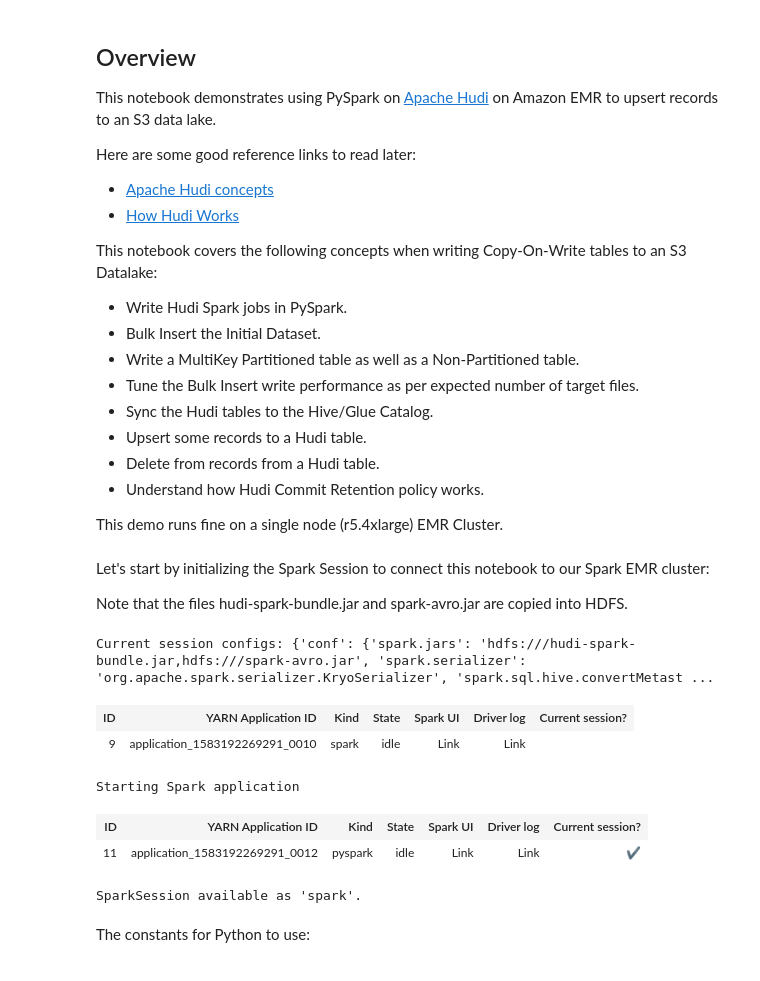
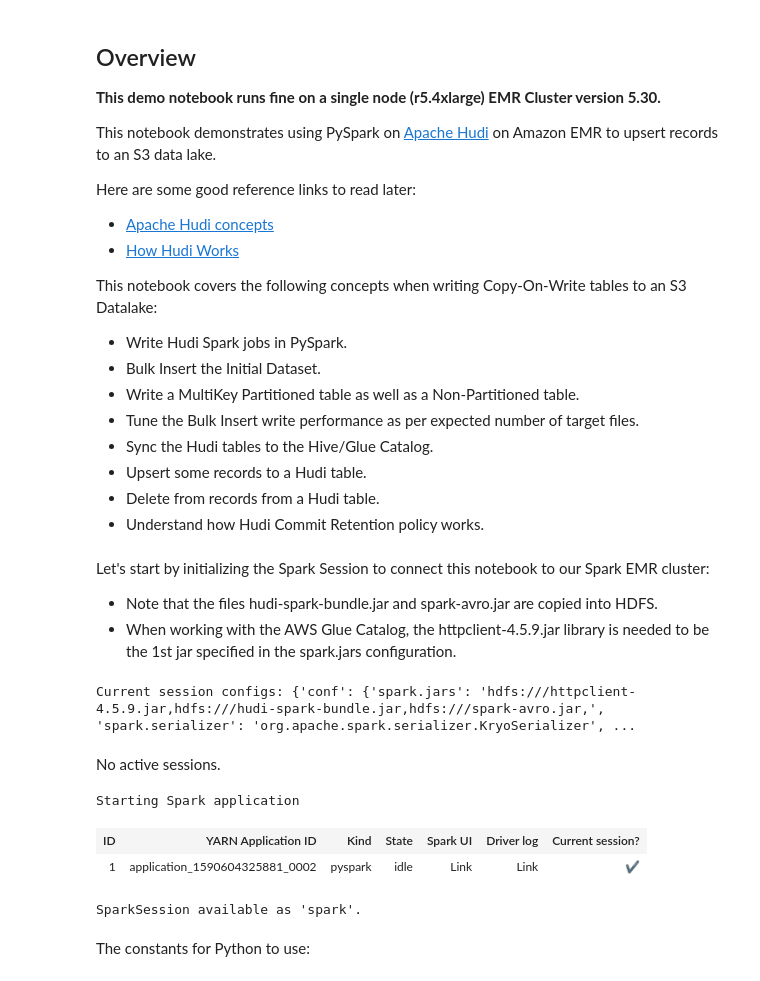
Before and after one commit to nmukerje/EMR-Hudi-Workshop, a Jupyter notebook: notebooks/Hudi_Pyspark_Example.ipynb, the cells around one changed output. Cells and saved outputs as stored; diff of their text form; code cells hidden in the pictures.

```diff
--- a/notebooks/Hudi_Pyspark_Example.ipynb
+++ b/notebooks/Hudi_Pyspark_Example.ipynb
@@ -11,5 +12,7 @@
 # %% [markdown]
 ## Overview
+
+**This demo notebook runs fine on a single node (r5.4xlarge) EMR Cluster version 5.30.**
 
 This notebook demonstrates using PySpark on [Apache Hudi](https://aws.amazon.com/emr/features/hudi/) on Amazon EMR to upsert records to an S3 data lake.
 
@@ -28,17 +31,16 @@ This notebook covers the following concepts when writing Copy-On-Write tables to
 - Upsert some records to a Hudi table.
 - Delete from records from a Hudi table.
 - Understand how Hudi Commit Retention policy works.
-
-This demo runs fine on a single node (r5.4xlarge) EMR Cluster.
 # %% [markdown]
 Let's start by initializing the Spark Session to connect this notebook to our Spark EMR cluster:
 
-Note that the files hudi-spark-bundle.jar and spark-avro.jar are copied into HDFS.
+- Note that the files hudi-spark-bundle.jar and spark-avro.jar are copied into HDFS.
+- When working with the AWS Glue Catalog, the httpclient-4.5.9.jar library is needed to be the 1st jar specified in the spark.jars configuration.
 # %%
 %%configure -f
 {
     "conf":  {
-             "spark.jars":"hdfs:///hudi-spark-bundle.jar,hdfs:///spark-avro.jar",
+             "spark.jars":"hdfs:///httpclient-4.5.9.jar,hdfs:///hudi-spark-bundle.jar,hdfs:///spark-avro.jar,",
              "spark.serializer":"org.apache.spark.serializer.KryoSerializer",
              "spark.sql.hive.convertMetastoreParquet":"false",
              "spark.dynamicAllocation.executorIdleTimeout": 3600,
@@ -48,22 +50,21 @@ Note that the files hudi-spark-bundle.jar and spark-avro.jar are copied into HDF
            }
 }
 # %% [output]
-Current session configs: {'conf': {'spark.jars': 'hdfs:///hudi-spark-bundle.jar,hdfs:///spark-avro.jar', 'spark.serializer': 'org.apache.spark.serializer.KryoSerializer', 'spark.sql.hive.convertMetast ...
+Current session configs: {'conf': {'spark.jars': 'hdfs:///httpclient-4.5.9.jar,hdfs:///hudi-spark-bundle.jar,hdfs:///spark-avro.jar,', 'spark.serializer': 'org.apache.spark.serializer.KryoSerializer', ...
-| ID | YARN Application ID | Kind | State | Spark UI | Driver log | Current session? |
-| 9 | application_1583192269291_0010 | spark | idle | Link | Link |  |
+No active sessions.
 # %%
 ## CHANGE ME ##
 config = {
     "table_name": "example_hudi_table",
-    "target": "s3://hudi-workshop-1900-899011185738/tmp/hudi/example_hudi_table",
+    "target": "s3://[YOUR-S3-BUCKET]/tmp/hudi/example_hudi_table",
     "primary_key": "id",
     "sort_key": "sk",
     "commits_to_retain": "2"
 }
 # %% [output]
 Starting Spark application
 | ID | YARN Application ID | Kind | State | Spark UI | Driver log | Current session? |
-| 11 | application_1583192269291_0012 | pyspark | idle | Link | Link | ✔ |
+| 1 | application_1590604325881_0002 | pyspark | idle | Link | Link | ✔ |
 SparkSession available as 'spark'.
 # %% [markdown]
 The constants for Python to use:
```
Also changed, not shown: parts of 28 cells of this notebook.
